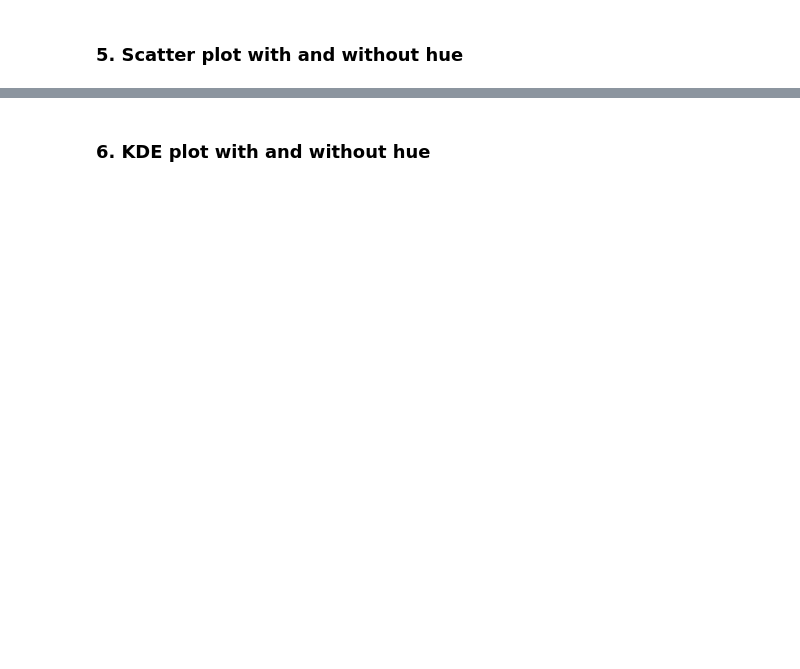
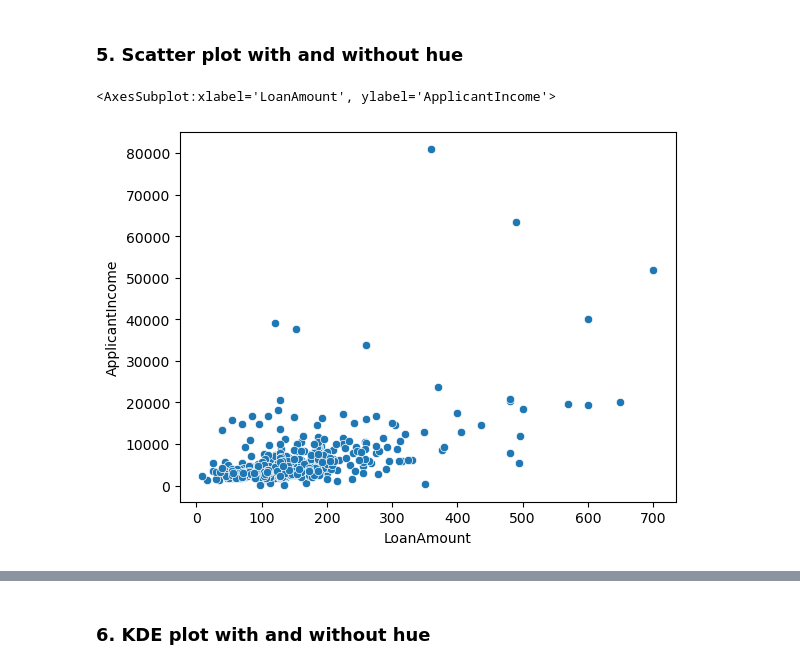
Before and after one commit to masrufjaman/Loan-Eligibility-Prediction, a Jupyter notebook: loan-eligibility-prediction.ipynb, the cells around one changed output, grey strips where cells are left out. Saved outputs shown, nothing was run; the diff lists cells and outputs as text; code cells hidden in the pictures; blank space fills up the shorter version.

```diff
--- a/loan-eligibility-prediction.ipynb
+++ b/loan-eligibility-prediction.ipynb
@@ -66,7 +219,10 @@ df3_train.isnull().sum()
 import seaborn as sns
 from matplotlib import pyplot as plt
 # %%
-df1_plot = df1_mode_median
+df1_plot = df3_train
 sns.scatterplot(data=df1_plot, y='ApplicantIncome', x='LoanAmount')
+# %% [output]
+<AxesSubplot:xlabel='LoanAmount', ylabel='ApplicantIncome'>
+[figure, added]
 # %%
 sns.scatterplot(data=df1_plot,y='ApplicantIncome',x='LoanAmount', hue='Loan_Status')
```
Also changed, not shown: parts of 44 cells of this notebook, 2 other files.
